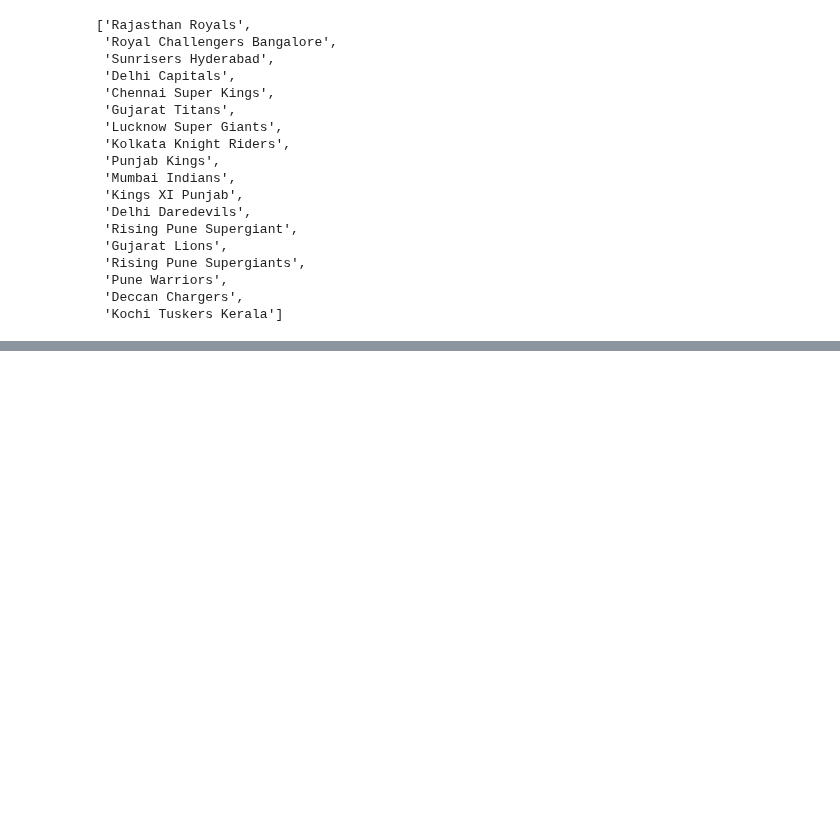
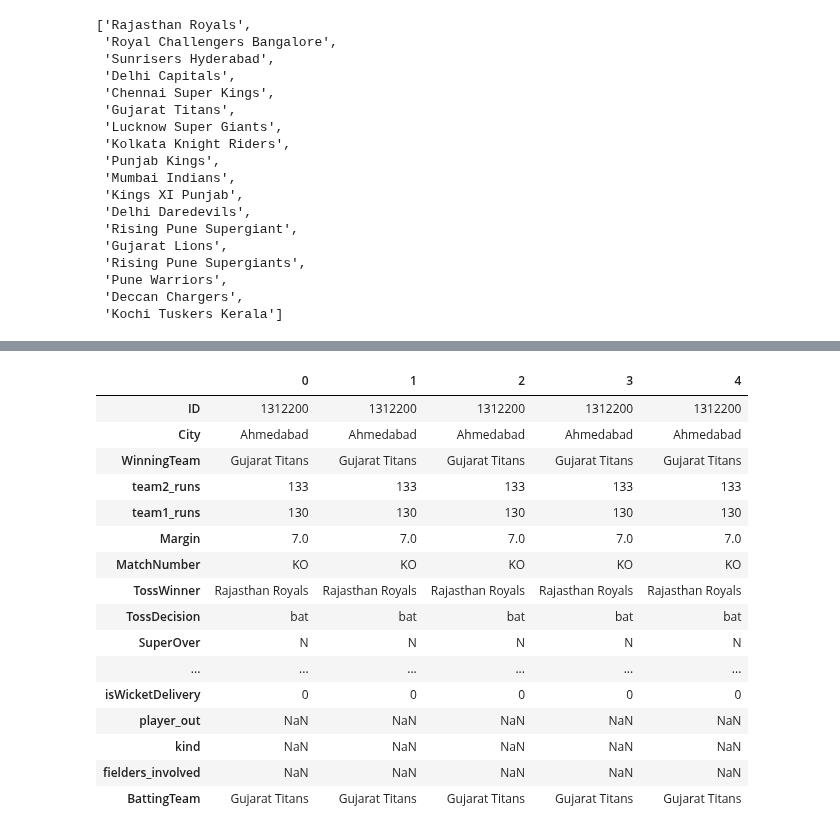
Before and after one commit to bainskarman/projects, a Jupyter notebook: IPL Winner Prediction/notebook.ipynb, the cells around one changed output, grey strips where cells are left out. Cells and saved outputs as stored; diff of their text form; code cells hidden in the pictures; blank space fills up the shorter version.

```diff
--- a/IPL Winner Prediction/notebook.ipynb
+++ b/IPL Winner Prediction/notebook.ipynb
@@ -146,0 +195,2 @@ SyntaxError: incomplete input (3647618740.py, line 1)
+# %%
+filtered_matches=matches[['ID','City','WinningTeam','team2_runs','team1_runs','Margin','MatchNumber','TossWinner','TossDecision','SuperOver','WonBy','method','Player_of_Match']]
@@ -146,0 +202,21 @@ SyntaxError: incomplete input (3647618740.py, line 1)
+# %%
+df= filtered_matches.merge(deliveries,on='ID')
+df.head(5).T
+# %% [output]
+|  | 0 | 1 | 2 | 3 | 4 |
+| ID | 1312200 | 1312200 | 1312200 | 1312200 | 1312200 |
+| City | Ahmedabad | Ahmedabad | Ahmedabad | Ahmedabad | Ahmedabad |
+| WinningTeam | Gujarat Titans | Gujarat Titans | Gujarat Titans | Gujarat Titans | Gujarat Titans |
+| team2_runs | 133 | 133 | 133 | 133 | 133 |
+| team1_runs | 130 | 130 | 130 | 130 | 130 |
+| Margin | 7.0 | 7.0 | 7.0 | 7.0 | 7.0 |
+| MatchNumber | KO | KO | KO | KO | KO |
+| TossWinner | Rajasthan Royals | Rajasthan Royals | Rajasthan Royals | Rajasthan Royals | Rajasthan Royals |
+| TossDecision | bat | bat | bat | bat | bat |
+| SuperOver | N | N | N | N | N |
+| ... | ... | ... | ... | ... | ... |
+| isWicketDelivery | 0 | 0 | 0 | 0 | 0 |
+| player_out | NaN | NaN | NaN | NaN | NaN |
+| kind | NaN | NaN | NaN | NaN | NaN |
+| fielders_involved | NaN | NaN | NaN | NaN | NaN |
+| BattingTeam | Gujarat Titans | Gujarat Titans | Gujarat Titans | Gujarat Titans | Gujarat Titans |
```
Also changed, not shown: parts of 34 cells of this notebook.
